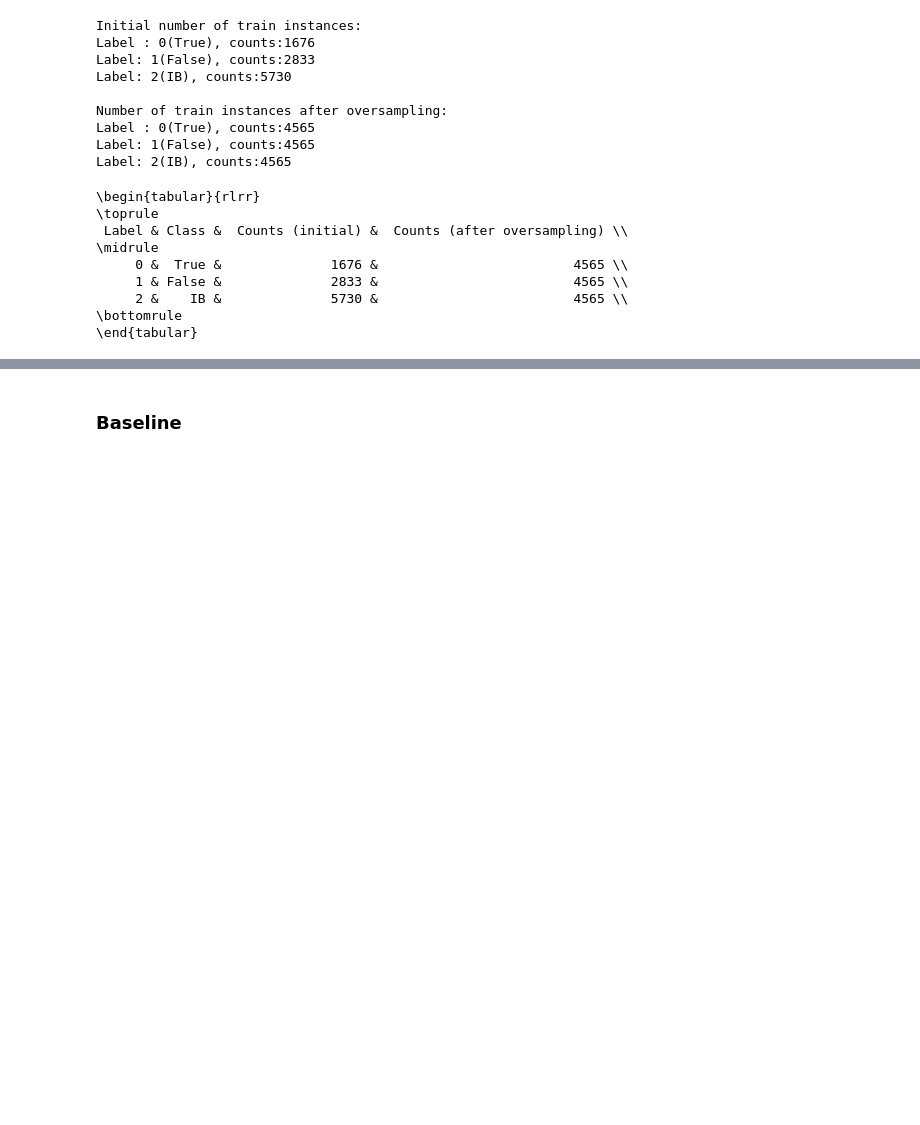
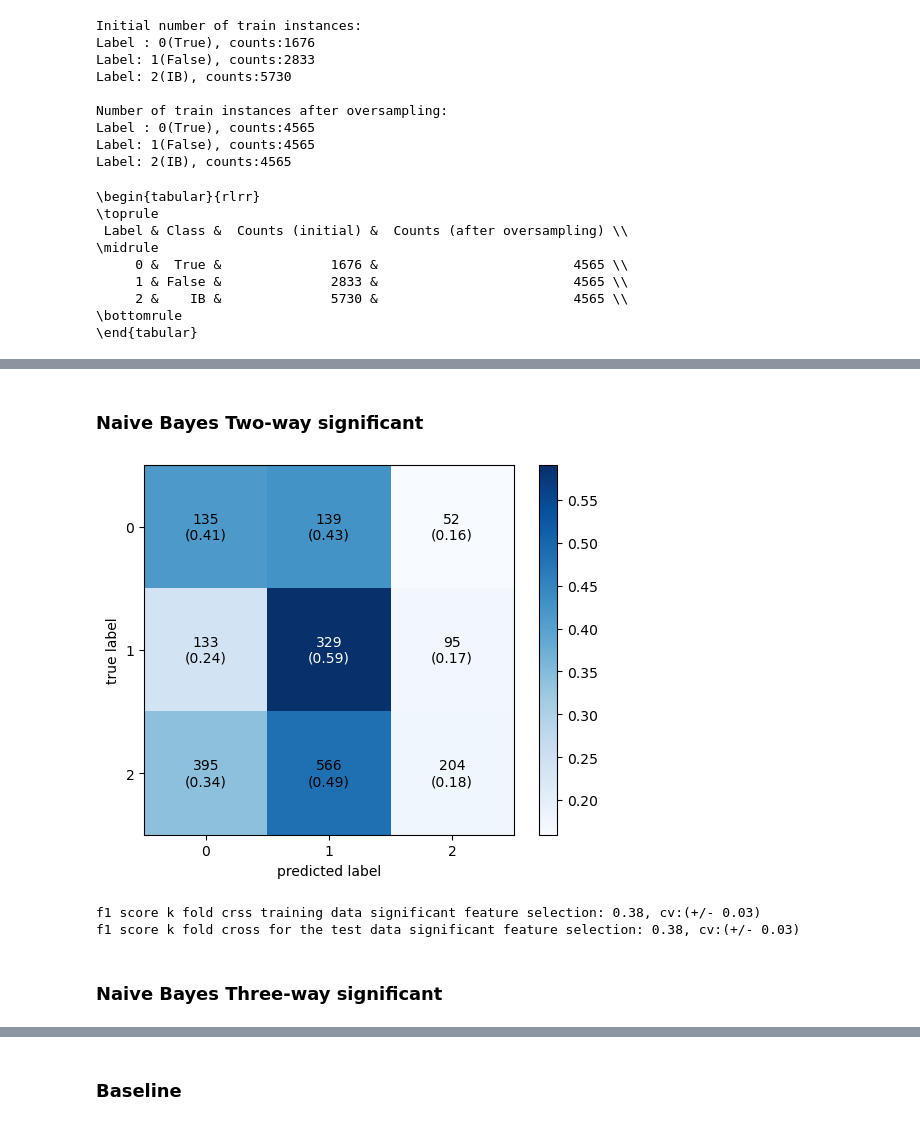
Before and after one commit to BarresHamersS/Fake_News_Classification, a Jupyter notebook: Code/ML_Classification.ipynb, the cells around one changed output, grey strips where cells are left out. Cells and saved outputs as stored; diff of their text form; code cells hidden in the pictures; blank space fills up the shorter version.

```diff
--- a/Code/ML_Classification.ipynb
+++ b/Code/ML_Classification.ipynb
@@ -175,0 +222,41 @@ f1 score k fold cross for the test data: 0.33, cv:(+/- 0.05)
+# %% [markdown]
+### Naive Bayes Two-way significant
+# %%
+from imblearn.over_sampling import RandomOverSampler
+X = filtered_df[all_significant_features]
+
+y = filtered_df['binary label']
+
+X_train, X_test, y_train, y_test = train_test_split(X, y, test_size=0.2, random_state=42)
+
+ros = RandomOverSampler(random_state=42)
+X_train_resampled, y_train_resampled = ros.fit_resample(X_train, y_train)
+class_counts_init = filtered_df['binary label'].value_counts()
+# %%
+from sklearn.naive_bayes import GaussianNB
+nb_model = GaussianNB()
+nb_model.fit(X_train_resampled, y_train_resampled)
+y_pred = nb_model.predict(X_test)
+accuracy = accuracy_score(y_test, y_pred)
+cm_NB_s =confusion_matrix(y_test, y_pred)
+fig, ax = plot_confusion_matrix(conf_mat=cm_NB_s,
+                                show_absolute=True,
+                                show_normed=True,
+                                colorbar=True)
+# %% [output]
+[figure, added]
+# %%
+# Train
+scores_NB_train_significant_feature_selection = cross_val_score(nb_model, X_train_resampled, y_train_resampled, cv=kfold_train, scoring='f1_macro')
+print("f1 score k fold crss training data significant feature selection: %0.2f, cv:(+/- %0.2f)" % (scores_NB_train_significant_feature_selection.mean(),
+                                                            (scores_NB_train_significant_feature_selection.std()/scores_NB_train_significant_feature_selection.mean())))
+
+# Test
+scores_NB_test_significant_feature_selection = cross_val_score(nb_model, X_test, y_test, cv=kfold_test, scoring=scorer)
+print("f1 score k fold cross for the test data significant feature selection: %0.2f, cv:(+/- %0.2f)" % (scores_NB_train_significant_feature_selection.mean(),
+                                                            (scores_NB_train_significant_feature_selection.std()/scores_NB_train_significant_feature_selection.mean())))
+# %% [output]
+f1 score k fold crss training data significant feature selection: 0.38, cv:(+/- 0.03)
+f1 score k fold cross for the test data significant feature selection: 0.38, cv:(+/- 0.03)
+# %% [markdown]
+### Naive Bayes Three-way significant
```
Also changed, not shown: parts of 47 cells of this notebook, 2 other files.
